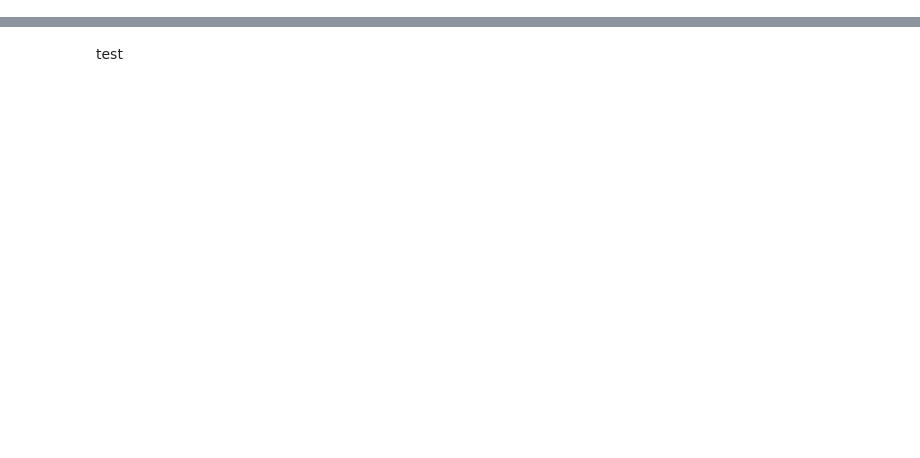
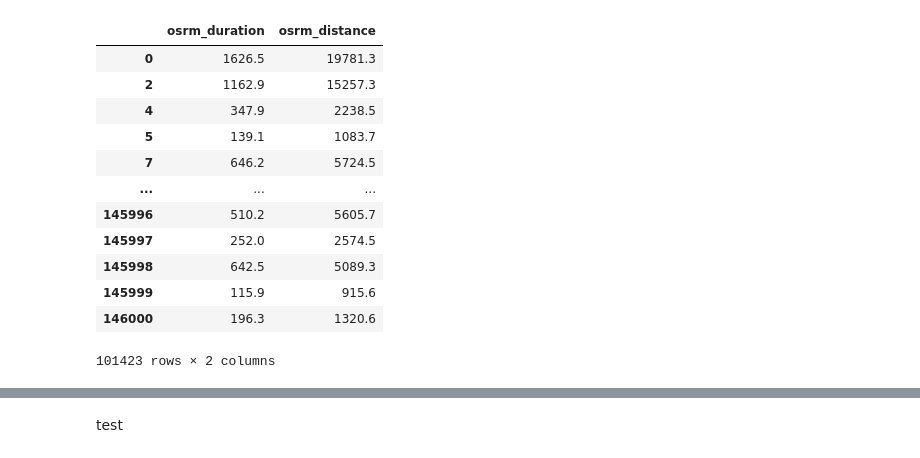
Before and after one commit to APeFerreira/TripDurationPredictor, a Jupyter notebook: osmr_distances_times.ipynb, the cells around one changed output, grey strips where cells are left out. Cells and saved outputs as stored; diff of their text form; code cells hidden in the pictures; blank space fills up the shorter version.

```diff
--- a/osmr_distances_times.ipynb
+++ b/osmr_distances_times.ipynb
@@ -86,0 +87,17 @@ sf_df[['osrm_duration', 'osrm_distance']].describe()
+# %%
+ny_df = ny_df[(ny_df['osrm_distance'] > 0) & (ny_df['osrm_duration'] > 0)]
+ny_df[['osrm_duration', 'osrm_distance']]
+# %% [output]
+|  | osrm_duration | osrm_distance |
+| 0 | 1626.5 | 19781.3 |
+| 2 | 1162.9 | 15257.3 |
+| 4 | 347.9 | 2238.5 |
+| 5 | 139.1 | 1083.7 |
+| 7 | 646.2 | 5724.5 |
+| ... | ... | ... |
+| 145996 | 510.2 | 5605.7 |
+| 145997 | 252.0 | 2574.5 |
+| 145998 | 642.5 | 5089.3 |
+| 145999 | 115.9 | 915.6 |
+| 146000 | 196.3 | 1320.6 |
+101423 rows × 2 columns
```
Also changed, not shown: parts of 13 cells of this notebook, 2 other files.
